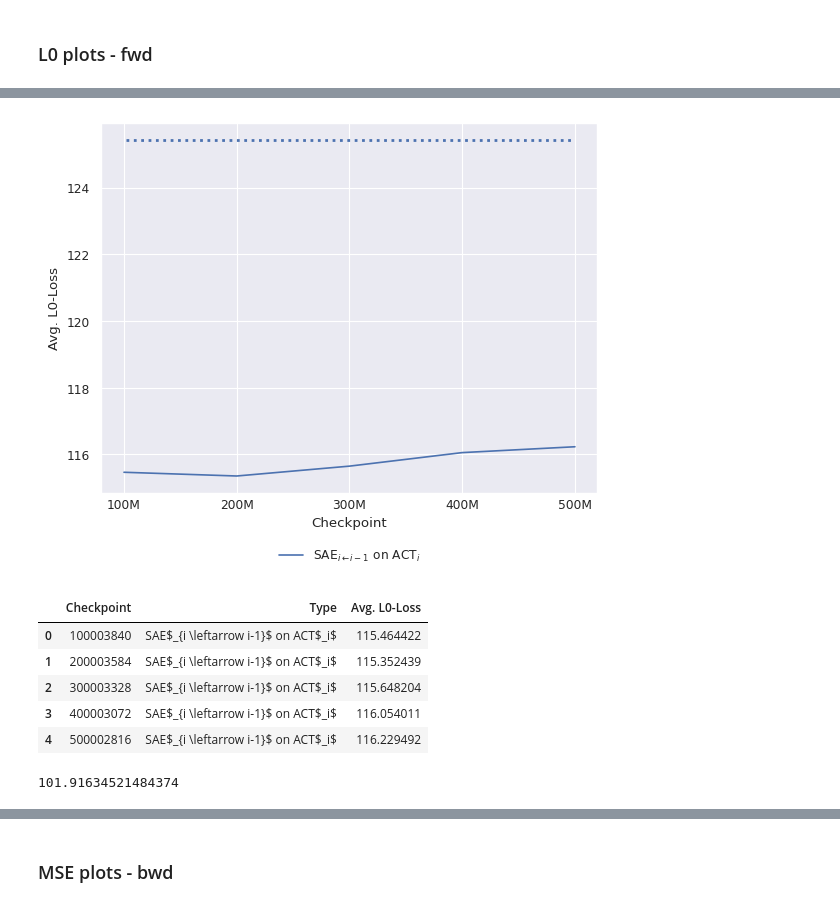
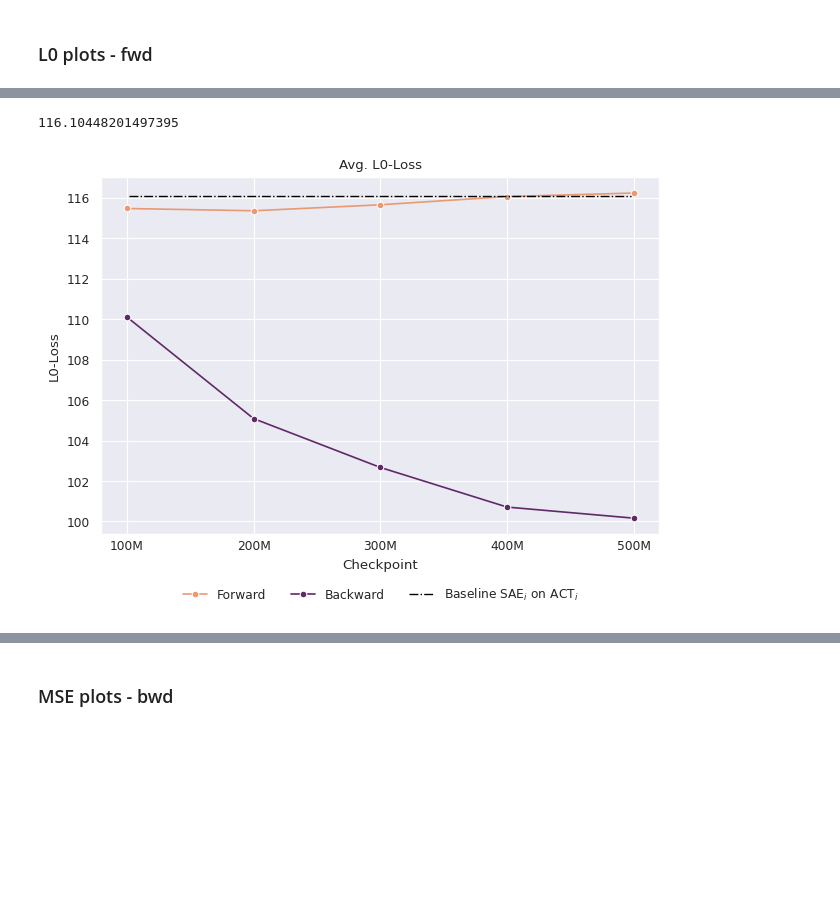
Before and after one commit to ghidav/sae-transfer-learning, a Jupyter notebook: paper_plot.ipynb, the cells around one changed output, grey strips where cells are left out. Saved outputs shown, nothing was run; the diff lists cells and outputs as text; code cells hidden in the pictures; blank space fills up the shorter version.

```diff
--- a/paper_plot.ipynb
+++ b/paper_plot.ipynb
@@ -924,7 +610,7 @@ for ckpt in mapping.values():
     bwd_df["checkpoint"] = ckpt.replace("final_", "")
     l0_bwd_dfs.append(bwd_df)
 # %%
-remove_baseline = False
+remove_baseline = True
 
 if remove_baseline:
     l0_bwd_dfs_plot = (
@@ -932,7 +618,7 @@ if remove_baseline:
         .reset_index(names="i")
         .melt(id_vars=["checkpoint", "i"], var_name="type", value_name="l0")
     )
-    l0_bwd_dfs_plot = l0_bwd_dfs_plot[l0_bwd_dfs_plot["type"] != "Baseline SAE$_{i+1}$ on ACT$_{i}$"]
+    l0_bwd_dfs_plot = l0_bwd_dfs_plot[l0_bwd_dfs_plot["type"] != "Baseline Backward"]
 else:
     l0_bwd_dfs_plot = (
         pd.concat(l0_bwd_dfs, axis=0)
@@ -1160,7 +749,7 @@ if remove_baseline:
         .reset_index(names="i")
         .melt(id_vars=["checkpoint", "i"], var_name="type", value_name="l0")
     )
-    l0_fwd_dfs_plot = l0_fwd_dfs_plot[l0_fwd_dfs_plot["type"] != "Baseline SAE$_{i-1}$ on ACT$_{i}$"]
+    l0_fwd_dfs_plot = l0_fwd_dfs_plot[l0_fwd_dfs_plot["type"] != "Baseline Forward"]
 else:
     l0_fwd_dfs_plot = (
         pd.concat(l0_fwd_dfs, axis=0)
@@ -1326,0 +842,9 @@ l0_fwd_avgs_df_plot.head()
+# %%
+l0_combined_avgs_df = pd.concat([l0_fwd_avgs_df, l0_bwd_avgs_df], axis=1)
+l0_combined_avgs_df.drop(
+    columns=[col for col in l0_combined_avgs_df.columns if "No Transfer" in col or "Baseline" in col], inplace=True
+)
+l0_combined_avgs_df_plot = l0_combined_avgs_df.reset_index(names="Checkpoint").melt(
+    id_vars=["Checkpoint"], var_name="Type", value_name="Avg. L0-Loss"
+)
+l0_combined_avgs_df_plot.head()
@@ -1327,36 +858,33 @@ l0_fwd_avgs_df_plot.head()
+# %%
+baseline_avg_l0 = (
+    baseline[baseline["ACT-Layer"] == baseline["SAE-Layer"]].reset_index(drop=True)[["l0"]].mean().item()
+)
+baseline_avg_l0
+# %% [output]
+116.10448201497395
 # %%
+bounds = "mean"
+colors = sns.color_palette("flare", n_colors=10)
+
 sns.set_theme("paper")
 ax = sns.lineplot(
-    data=l0_fwd_avgs_df_plot[l0_fwd_avgs_df_plot["Type"] == "SAE$_{i \leftarrow i-1}$ on ACT$_i$"],
+    data=l0_combined_avgs_df_plot,
     x="Checkpoint",
     y="Avg. L0-Loss",
     hue="Type",
-    legend="brief",
+    marker="o",
+    palette={"Forward": colors[0], "Backward": colors[-1]},
 )
+handles, labels = ax.get_legend_handles_labels()
+if "mean" in bounds:
+    labels.append("Baseline SAE$_i$ on ACT$_i$")
+    handles.append(plt.axhline(y=baseline_avg_l0, xmin=0.05, xmax=0.95, color="black", linewidth=1, ls="-."))
+ax.set_title("Avg. L0-Loss")
+ax.set_ylabel("L0-Loss")
 ax.set_xticklabels([f"{i+1}00M" for i in range(5)], va="center", ha="center")
-ax.axhline(y=l0_fwd_avgs_df.iloc[0, 0], xmin=0.05, xmax=0.95, linewidth=2, ls=":")
+plt.legend(handles=handles, labels=labels)
 sns.move_legend(ax, "lower center", bbox_to_anchor=(0.5, -0.22), ncol=3, title=None, frameon=False)
-plt.show()
+plt.tight_layout()
+plt.savefig(IMG_PATH + f"avg_l0_loss_score_through_time_combined_bound_{bounds}.png", dpi=300, bbox_inches="tight")
 # %% [output]
-[figure, old version]
+[figure, new version]
-# %%
-l0_combined_avgs_df = pd.concat([l0_fwd_avgs_df, l0_bwd_avgs_df], axis=1)
-l0_combined_avgs_df.drop(columns=[col for col in l0_combined_avgs_df.columns if "Baseline" in col], inplace=True)
-l0_combined_avgs_df_plot = l0_combined_avgs_df.reset_index(names="Checkpoint").melt(
-    id_vars=["Checkpoint"], var_name="Type", value_name="Avg. L0-Loss"
-)
-l0_combined_avgs_df_plot.head()
-# %% [output]
-|  | Checkpoint | Type | Avg. L0-Loss |
-| 0 | 100003840 | SAE$_{i \leftarrow i-1}$ on ACT$_i$ | 115.464422 |
-| 1 | 200003584 | SAE$_{i \leftarrow i-1}$ on ACT$_i$ | 115.352439 |
-| 2 | 300003328 | SAE$_{i \leftarrow i-1}$ on ACT$_i$ | 115.648204 |
-| 3 | 400003072 | SAE$_{i \leftarrow i-1}$ on ACT$_i$ | 116.054011 |
-| 4 | 500002816 | SAE$_{i \leftarrow i-1}$ on ACT$_i$ | 116.229492 |
-# %%
-baseline_avg_l0 = (
-    baseline[baseline["ACT-Layer"] == baseline["SAE-Layer"]].reset_index(drop=True)[["l0"]].iloc[1:-1].mean().item()
-)
-baseline_avg_l0
-# %% [output]
-101.91634521484374
```
Also changed, not shown: parts of 72 cells of this notebook.
